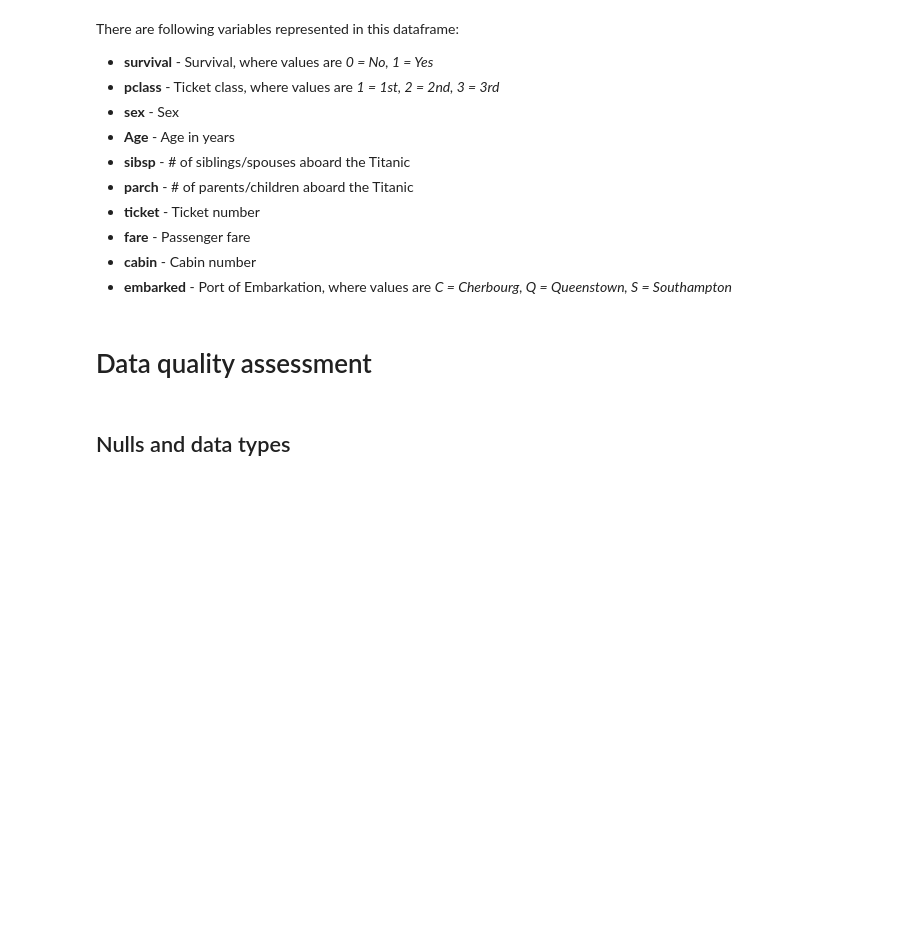
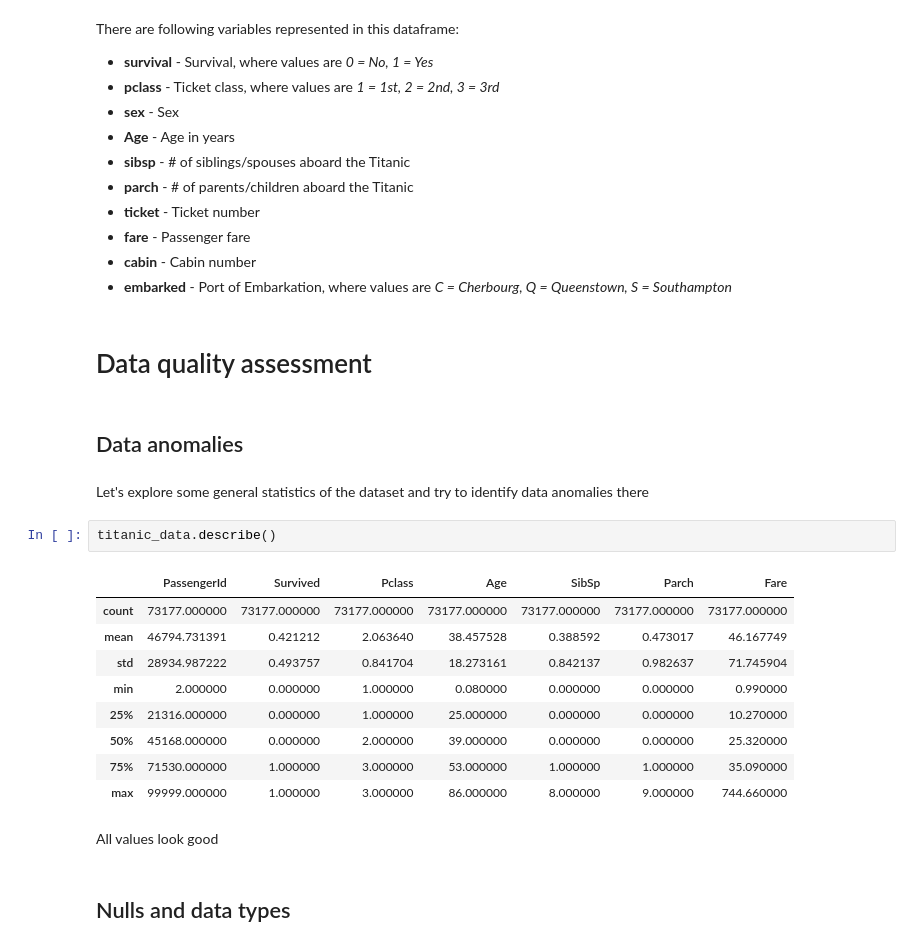
Before and after one commit to McReader/ml-intro, a Jupyter notebook: 2_data_exploration/eda.ipynb, the cells around one changed output. Cells and saved outputs as stored; diff of their text form; blank space fills up the shorter version.

```diff
--- a/2_data_exploration/eda.ipynb
+++ b/2_data_exploration/eda.ipynb
@@ -31,6 +31,24 @@ There are following variables represented in this dataframe:
 * **embarked** - Port of Embarkation, where values are *C = Cherbourg, Q = Queenstown, S = Southampton*
 # %% [markdown]
 # Data quality assessment
+# %% [markdown]
+## Data anomalies
+# %% [markdown]
+Let's explore some general statistics of the dataset and try to identify data anomalies there
+# %%
+titanic_data.describe()
+# %% [output]
+|  | PassengerId | Survived | Pclass | Age | SibSp | Parch | Fare |
+| count | 73177.000000 | 73177.000000 | 73177.000000 | 73177.000000 | 73177.000000 | 73177.000000 | 73177.000000 |
+| mean | 46794.731391 | 0.421212 | 2.063640 | 38.457528 | 0.388592 | 0.473017 | 46.167749 |
+| std | 28934.987222 | 0.493757 | 0.841704 | 18.273161 | 0.842137 | 0.982637 | 71.745904 |
+| min | 2.000000 | 0.000000 | 1.000000 | 0.080000 | 0.000000 | 0.000000 | 0.990000 |
+| 25% | 21316.000000 | 0.000000 | 1.000000 | 25.000000 | 0.000000 | 0.000000 | 10.270000 |
+| 50% | 45168.000000 | 0.000000 | 2.000000 | 39.000000 | 0.000000 | 0.000000 | 25.320000 |
+| 75% | 71530.000000 | 1.000000 | 3.000000 | 53.000000 | 1.000000 | 1.000000 | 35.090000 |
+| max | 99999.000000 | 1.000000 | 3.000000 | 86.000000 | 8.000000 | 9.000000 | 744.660000 |
+# %% [markdown]
+All values look good
 # %% [markdown]
 ## Nulls and data types
 # %%
```
Also changed, not shown: parts of 1 cell of this notebook.
